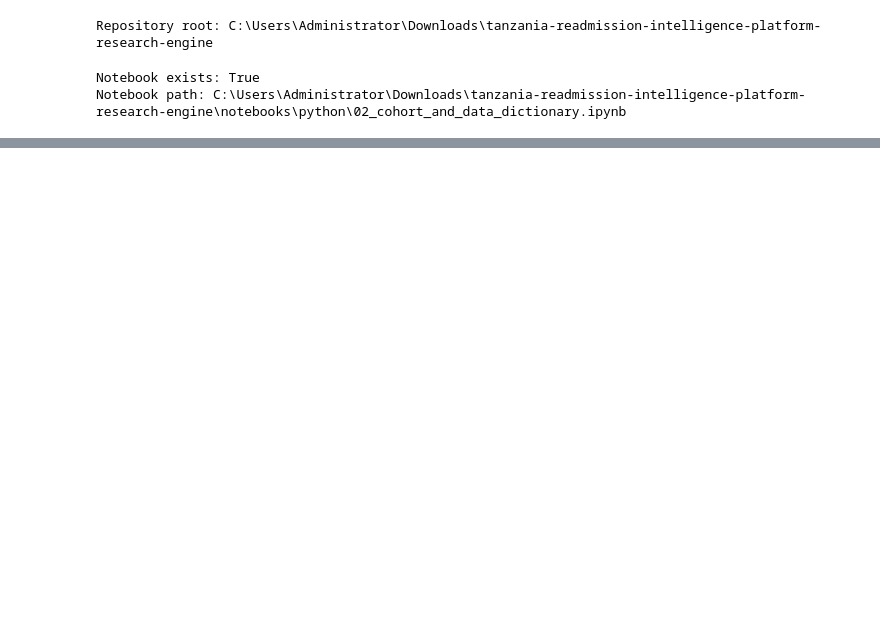
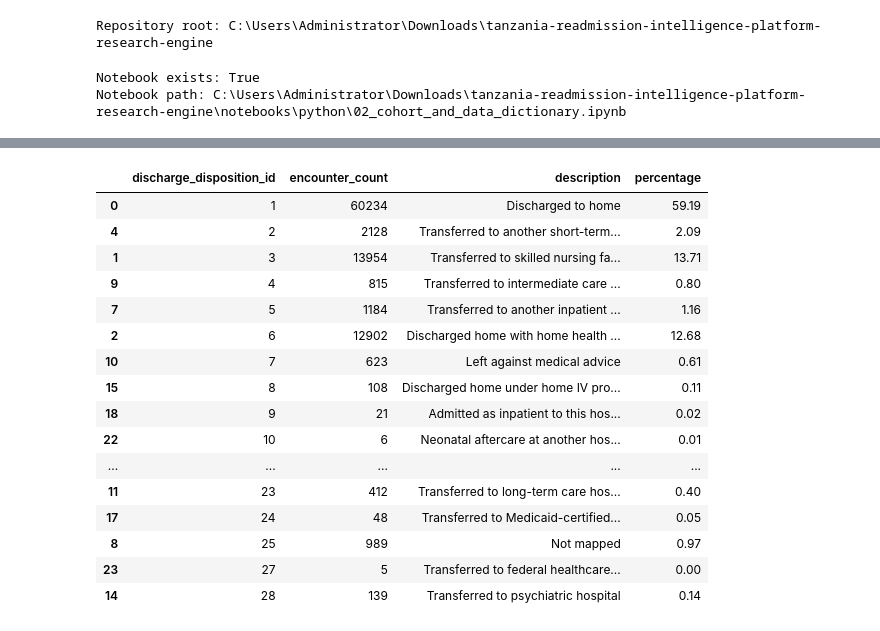
Before and after one commit to gabrielthedatawizard/tanzania-readmission-intelligence-platform-research-engine, a Jupyter notebook: notebooks/python/02_cohort_and_data_dictionary.ipynb, the cells around one changed output, grey strips where cells are left out. Saved outputs shown, nothing was run; the diff lists cells and outputs as text; code cells hidden in the pictures; blank space fills up the shorter version.

Commit message:
Discharge analysis

```diff
--- a/notebooks/python/02_cohort_and_data_dictionary.ipynb
+++ b/notebooks/python/02_cohort_and_data_dictionary.ipynb
@@ -904,0 +880,78 @@ To https://github.com/gabrielthedatawizard/tanzania-readmission-intelligence-pla
+# %%
+# Descriptions from the IDs_mapping.csv file
+discharge_descriptions = {
+    1: "Discharged to home",
+    2: "Transferred to another short-term hospital",
+    3: "Transferred to skilled nursing facility",
+    4: "Transferred to intermediate care facility",
+    5: "Transferred to another inpatient care institution",
+    6: "Discharged home with home health service",
+    7: "Left against medical advice",
+    8: "Discharged home under home IV provider",
+    9: "Admitted as inpatient to this hospital",
+    10: "Neonatal aftercare at another hospital",
+    11: "Expired",
+    12: "Still patient or expected to return for outpatient services",
+    13: "Hospice at home",
+    14: "Hospice in medical facility",
+    15: "Transferred to swing bed",
+    16: "Referred or transferred for outpatient services",
+    17: "Referred or transferred to this institution for outpatient services",
+    18: "NULL",
+    19: "Expired at home",
+    20: "Expired in a medical facility",
+    21: "Expired, place unknown",
+    22: "Transferred to rehabilitation facility",
+    23: "Transferred to long-term care hospital",
+    24: "Transferred to Medicaid-certified nursing facility",
+    25: "Not mapped",
+    26: "Unknown or invalid",
+    27: "Transferred to federal healthcare facility",
+    28: "Transferred to psychiatric hospital",
+    29: "Transferred to critical access hospital",
+    30: "Transferred to another healthcare institution"
+}
+
+# Count encounters for each discharge code
+discharge_summary = (
+    work["discharge_disposition_id"]
+    .value_counts(dropna=False)
+    .rename_axis("discharge_disposition_id")
+    .reset_index(name="encounter_count")
+)
+
+# Attach the descriptions
+discharge_summary["description"] = (
+    discharge_summary["discharge_disposition_id"]
+    .map(discharge_descriptions)
+)
+
+# Calculate percentages
+discharge_summary["percentage"] = (
+    discharge_summary["encounter_count"] / len(work) * 100
+).round(2)
+
+# Display the summary in numerical order
+discharge_summary = discharge_summary.sort_values(
+    "discharge_disposition_id"
+)
+
+discharge_summary
+# %% [output]
+|  | discharge_disposition_id | encounter_count | description | percentage |
+| 0 | 1 | 60234 | Discharged to home | 59.19 |
+| 4 | 2 | 2128 | Transferred to another short-term... | 2.09 |
+| 1 | 3 | 13954 | Transferred to skilled nursing fa... | 13.71 |
+| 9 | 4 | 815 | Transferred to intermediate care ... | 0.80 |
+| 7 | 5 | 1184 | Transferred to another inpatient ... | 1.16 |
+| 2 | 6 | 12902 | Discharged home with home health ... | 12.68 |
+| 10 | 7 | 623 | Left against medical advice | 0.61 |
+| 15 | 8 | 108 | Discharged home under home IV pro... | 0.11 |
+| 18 | 9 | 21 | Admitted as inpatient to this hos... | 0.02 |
+| 22 | 10 | 6 | Neonatal aftercare at another hos... | 0.01 |
+| ... | ... | ... | ... | ... |
+| 11 | 23 | 412 | Transferred to long-term care hos... | 0.40 |
+| 17 | 24 | 48 | Transferred to Medicaid-certified... | 0.05 |
+| 8 | 25 | 989 | Not mapped | 0.97 |
+| 23 | 27 | 5 | Transferred to federal healthcare... | 0.00 |
+| 14 | 28 | 139 | Transferred to psychiatric hospital | 0.14 |
```
Also changed, not shown: parts of 12 cells of this notebook.
